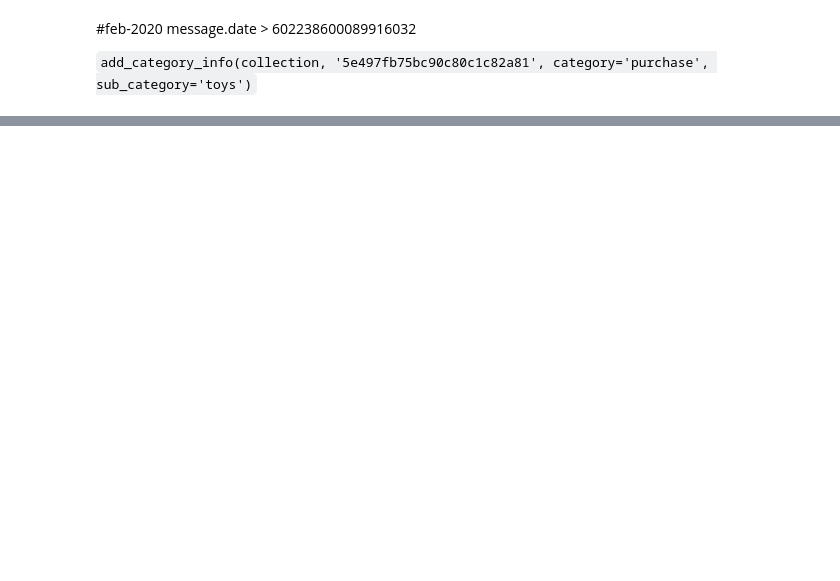
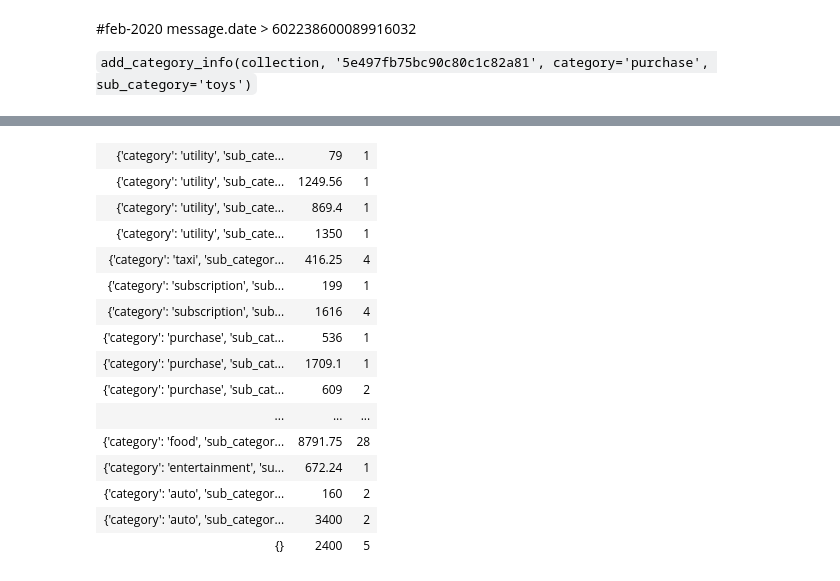
Before and after one commit to sumitasok/sms_expense_tracking, a Jupyter notebook: jupyter/work/monthly_report.ipynb, the cells around one changed output, grey strips where cells are left out. Saved outputs shown, nothing was run; the diff lists cells and outputs as text; code cells hidden in the pictures; blank space fills up the shorter version.

```diff
--- a/jupyter/work/monthly_report.ipynb
+++ b/jupyter/work/monthly_report.ipynb
@@ -70,0 +176,39 @@ display(HTML(tabulate.tabulate(monthly_transactions, tablefmt='html')))
+# %%
+sum_result_by_category_and_subcategory = collection.aggregate(
+   [{'$match': {'status': {'analysis_done': True},
+                 'transaction.datetime' : {
+                     '$gte': datetime.datetime(year,month,1), '$lt': datetime.datetime(next_year,next_month,1)}
+                  }},
+     {
+       '$group':
+         {
+           '_id': { 'category': "$transaction.category", 'sub_category': "$transaction.sub_category"},
+           'totalAmount': { '$sum': "$transaction.expense_amount"},
+           'count': { '$sum': 1 }
+         }
+     },
+    {
+        '$sort': {
+            '_id': -1
+        }
+    }
+   ]
+)
+display(HTML(tabulate.tabulate(list(sum_result_by_category_and_subcategory), tablefmt='html')))
+# %% [output]
+| {'category': 'utility', 'sub_cate... | 79 | 1 |
+| {'category': 'utility', 'sub_cate... | 1249.56 | 1 |
+| {'category': 'utility', 'sub_cate... | 869.4 | 1 |
+| {'category': 'utility', 'sub_cate... | 1350 | 1 |
+| {'category': 'taxi', 'sub_categor... | 416.25 | 4 |
+| {'category': 'subscription', 'sub... | 199 | 1 |
+| {'category': 'subscription', 'sub... | 1616 | 4 |
+| {'category': 'purchase', 'sub_cat... | 536 | 1 |
+| {'category': 'purchase', 'sub_cat... | 1709.1 | 1 |
+| {'category': 'purchase', 'sub_cat... | 609 | 2 |
+| ... | ... | ... |
+| {'category': 'food', 'sub_categor... | 8791.75 | 28 |
+| {'category': 'entertainment', 'su... | 672.24 | 1 |
+| {'category': 'auto', 'sub_categor... | 160 | 2 |
+| {'category': 'auto', 'sub_categor... | 3400 | 2 |
+| {} | 2400 | 5 |
```
Also changed, not shown: parts of 8 cells of this notebook, 6 other files.
